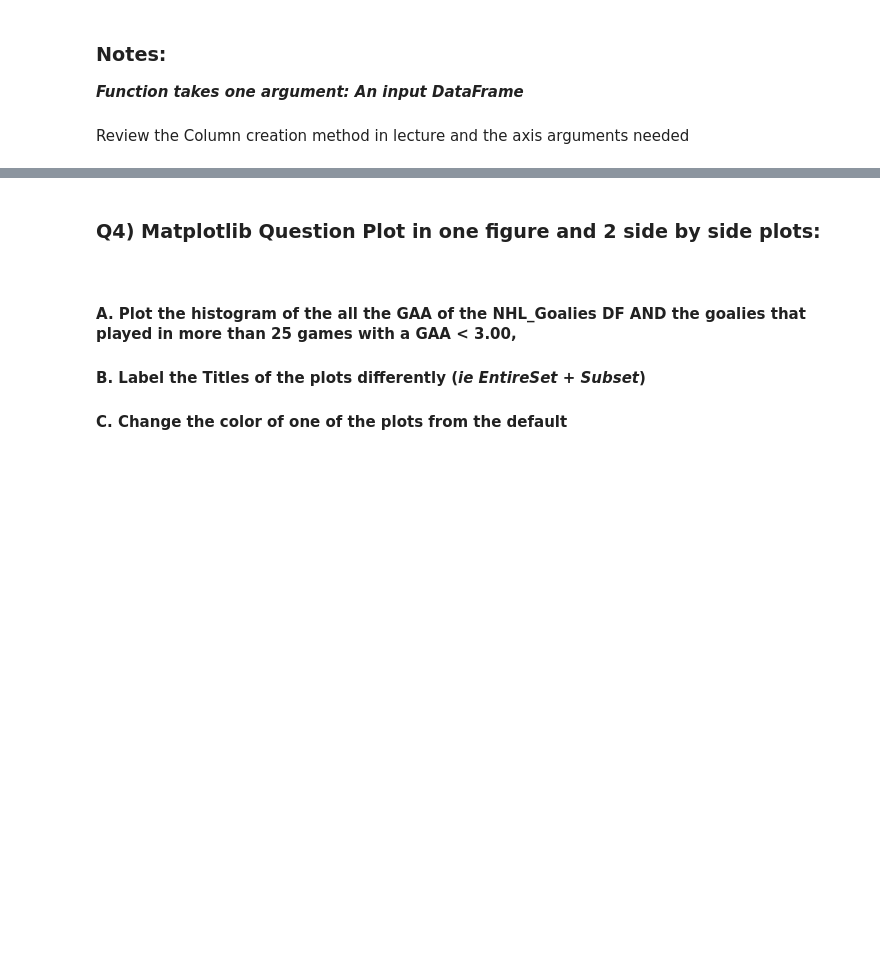
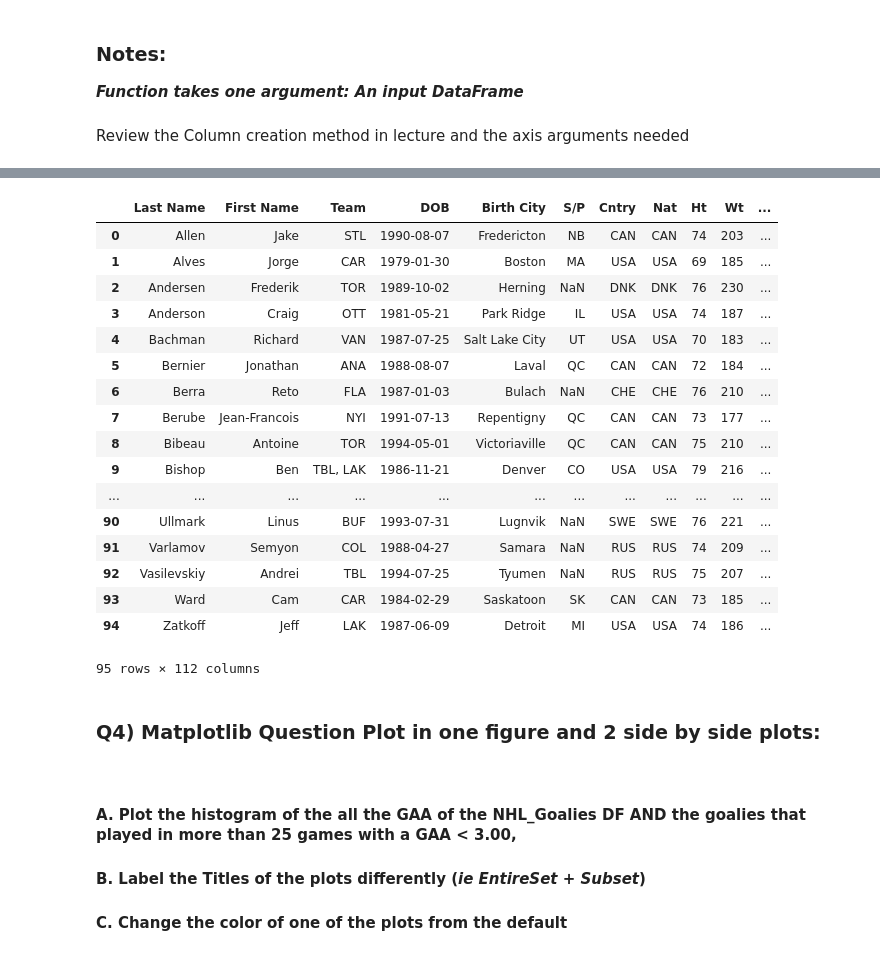
Before and after one commit to darchon30704/HW3-Python, a Jupyter notebook: Assignment_03.ipynb, the cells around one changed output, grey strips where cells are left out. Drawn from its saved outputs; the diff is of its cells as text; code cells hidden in the pictures; blank space fills up the shorter version.

```diff
--- a/Assignment_03.ipynb
+++ b/Assignment_03.ipynb
@@ -221,3 +328,72 @@ Review the Column creation method in lecture and the axis arguments needed
+# %%
+#Answer 3B here; Please comment each part
+#def missing_values(df):
+#    df['Missing_Cols'] = df.apply(lambda x: x.count(), axis=1)
+#    return df
+import pandas as pd
+import numpy as np
+
+#Load our excel files of interest into pandas
+NHL_Goalies = pd.read_excel('NHLGoalies2016_2017.xls',na_values='',sheet_name=0)
+GAA= pd.read_excel('NHLGoalies2016_2017.xls',na_values='',sheet_name='5vs5')
+
+#Make sure NaNs are numpy Nanas
+NHL_Goalies2 = NHL_Goalies.replace('NaN',np.nan)
+
+#Function Missing_rows
+def Missing_rows(df):
+    df['Missing_values'] = df.isnull().sum(axis=1)
+    return df
+
+Missing_rows(NHL_Goalies)
+
+
+#df2['Missing_Values'] =df2.isnull().sum(axis=1)
+
+##Found a great helper function on stackoverflow. This also calculates % of missing values.
+#def missing_values_table(df):
+#        #is.null().sum() to sum the Na or NaNs. Concatanate the values.
+#        mis_val = df.isnull().sum()
+#        #Percent is not necessary, but I'll leave it cuz it may be useful for future use.
+#        mis_val_percent = 100 * df.isnull().sum() / len(df)
+#        mis_val_table = pd.concat([mis_val, mis_val_percent], axis=1)
+#        #Name the rows
+#        mis_val_table_ren_columns = mis_val_table.rename(
+#        columns = {0 : 'Missing Values', 1 : '% of Total Values'})
+#
+#        mis_val_table_ren_columns = mis_val_table_ren_columns[
+#            mis_val_table_ren_columns.iloc[:,1] != 0].sort_values(
+#        '% of Total Values', ascending=False).round(1)
+#        #In case of errors
+#        print ("Your selected dataframe has " + str(df.shape[1]) + " columns.\n"
+#            "There are " + str(mis_val_table_ren_columns.shape[0]) +
+#              " columns that have missing values.")
+#        return mis_val_table_ren_columns
+#
+#missing_values_table(NHL_Goalies)
+#
+##missing_values = missing_values_table(NHL_Goalies)
+#result = pd.concat([NHL_Goalies, missing_values['Missing Values']])
+#result
+# %% [output]
+|  | Last Name | First Name | Team | DOB | Birth City | S/P | Cntry | Nat | Ht | Wt | ... |
+| 0 | Allen | Jake | STL | 1990-08-07 | Fredericton | NB | CAN | CAN | 74 | 203 | ... |
+| 1 | Alves | Jorge | CAR | 1979-01-30 | Boston | MA | USA | USA | 69 | 185 | ... |
+| 2 | Andersen | Frederik | TOR | 1989-10-02 | Herning | NaN | DNK | DNK | 76 | 230 | ... |
+| 3 | Anderson | Craig | OTT | 1981-05-21 | Park Ridge | IL | USA | USA | 74 | 187 | ... |
+| 4 | Bachman | Richard | VAN | 1987-07-25 | Salt Lake City | UT | USA | USA | 70 | 183 | ... |
+| 5 | Bernier | Jonathan | ANA | 1988-08-07 | Laval | QC | CAN | CAN | 72 | 184 | ... |
+| 6 | Berra | Reto | FLA | 1987-01-03 | Bulach | NaN | CHE | CHE | 76 | 210 | ... |
+| 7 | Berube | Jean-Francois | NYI | 1991-07-13 | Repentigny | QC | CAN | CAN | 73 | 177 | ... |
+| 8 | Bibeau | Antoine | TOR | 1994-05-01 | Victoriaville | QC | CAN | CAN | 75 | 210 | ... |
+| 9 | Bishop | Ben | TBL, LAK | 1986-11-21 | Denver | CO | USA | USA | 79 | 216 | ... |
+| ... | ... | ... | ... | ... | ... | ... | ... | ... | ... | ... | ... |
+| 90 | Ullmark | Linus | BUF | 1993-07-31 | Lugnvik | NaN | SWE | SWE | 76 | 221 | ... |
+| 91 | Varlamov | Semyon | COL | 1988-04-27 | Samara | NaN | RUS | RUS | 74 | 209 | ... |
+| 92 | Vasilevskiy | Andrei | TBL | 1994-07-25 | Tyumen | NaN | RUS | RUS | 75 | 207 | ... |
+| 93 | Ward | Cam | CAR | 1984-02-29 | Saskatoon | SK | CAN | CAN | 73 | 185 | ... |
+| 94 | Zatkoff | Jeff | LAK | 1987-06-09 | Detroit | MI | USA | USA | 74 | 186 | ... |
+95 rows × 112 columns
 # %% [markdown]
 ### Q4) Matplotlib Question Plot in one figure and 2 side by side plots:
 <br> </br>
```
Also changed, not shown: parts of 21 cells of this notebook.
